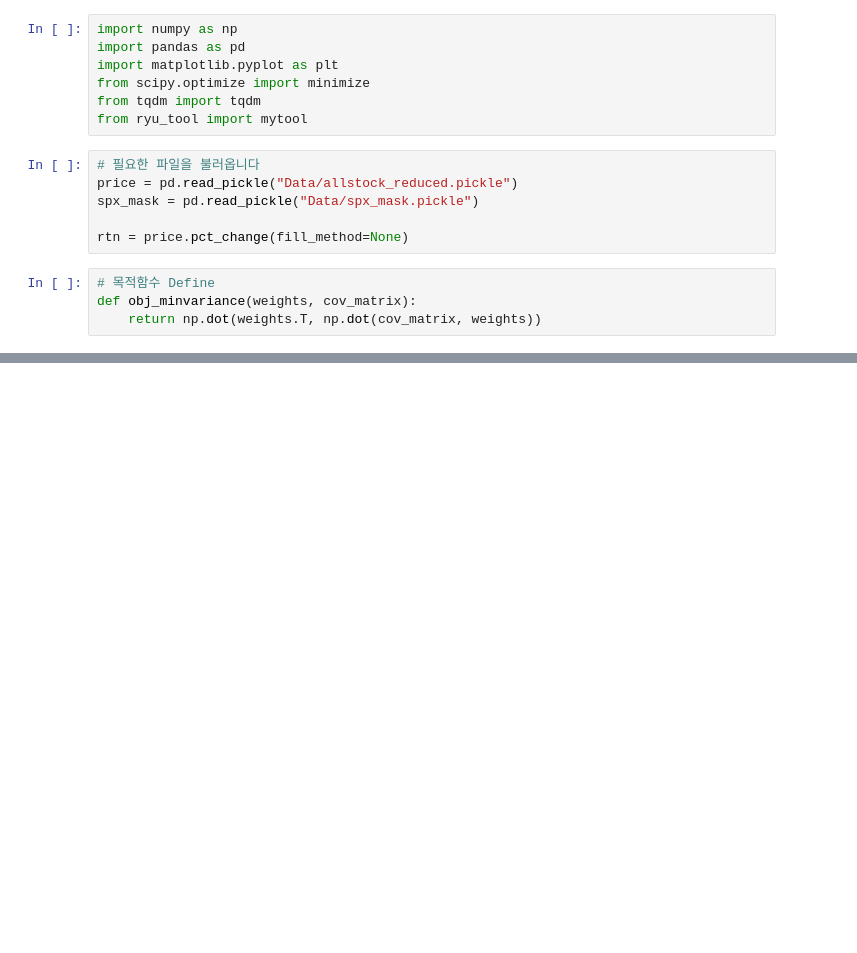
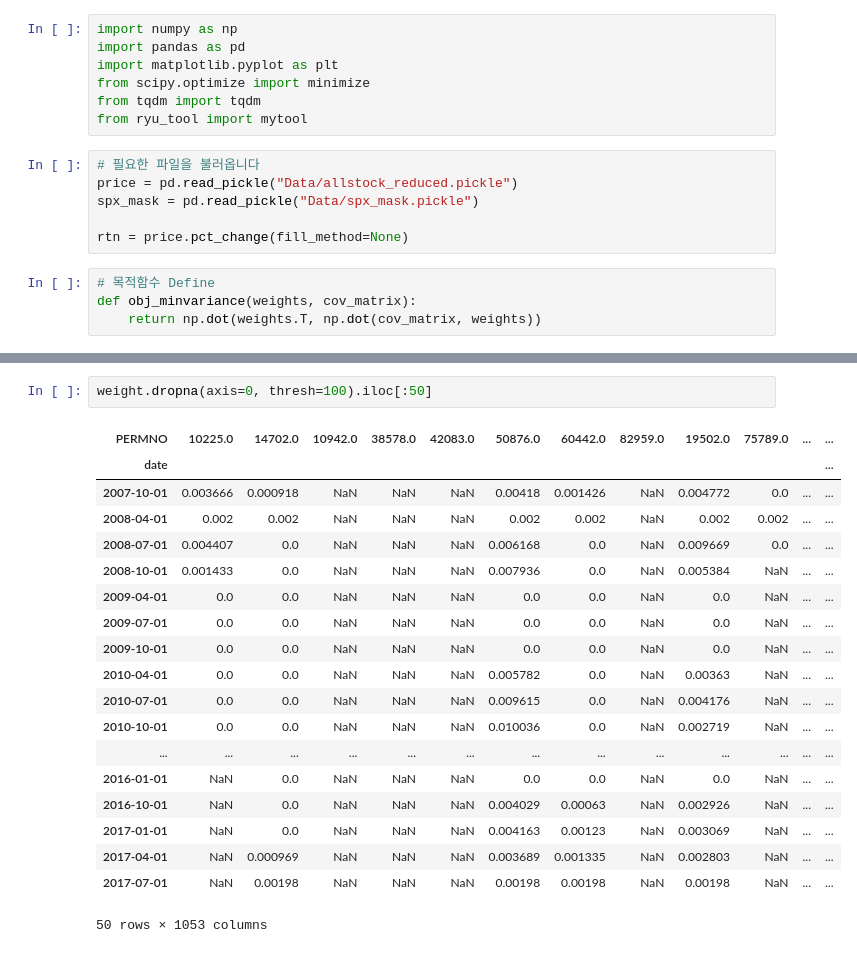
Before and after one commit to Je-Hyeon/Portfolio-Optimization-2023-FR-Project-, a Jupyter notebook: min_variance_pf.ipynb, the cells around one changed output, grey strips where cells are left out. Cells and saved outputs as stored; diff of their text form; blank space fills up the shorter version.

```diff
--- a/min_variance_pf.ipynb
+++ b/min_variance_pf.ipynb
@@ -90,0 +86,22 @@ No artists with labels found to put in legend.  Note that artists whose label st
+# %%
+weight.dropna(axis=0, thresh=100).iloc[:50]
+# %% [output]
+| PERMNO | 10225.0 | 14702.0 | 10942.0 | 38578.0 | 42083.0 | 50876.0 | 60442.0 | 82959.0 | 19502.0 | 75789.0 | ... | ... |
+| date |  |  |  |  |  |  |  |  |  |  |  | ... |
+| 2007-10-01 | 0.003666 | 0.000918 | NaN | NaN | NaN | 0.00418 | 0.001426 | NaN | 0.004772 | 0.0 | ... | ... |
+| 2008-04-01 | 0.002 | 0.002 | NaN | NaN | NaN | 0.002 | 0.002 | NaN | 0.002 | 0.002 | ... | ... |
+| 2008-07-01 | 0.004407 | 0.0 | NaN | NaN | NaN | 0.006168 | 0.0 | NaN | 0.009669 | 0.0 | ... | ... |
+| 2008-10-01 | 0.001433 | 0.0 | NaN | NaN | NaN | 0.007936 | 0.0 | NaN | 0.005384 | NaN | ... | ... |
+| 2009-04-01 | 0.0 | 0.0 | NaN | NaN | NaN | 0.0 | 0.0 | NaN | 0.0 | NaN | ... | ... |
+| 2009-07-01 | 0.0 | 0.0 | NaN | NaN | NaN | 0.0 | 0.0 | NaN | 0.0 | NaN | ... | ... |
+| 2009-10-01 | 0.0 | 0.0 | NaN | NaN | NaN | 0.0 | 0.0 | NaN | 0.0 | NaN | ... | ... |
+| 2010-04-01 | 0.0 | 0.0 | NaN | NaN | NaN | 0.005782 | 0.0 | NaN | 0.00363 | NaN | ... | ... |
+| 2010-07-01 | 0.0 | 0.0 | NaN | NaN | NaN | 0.009615 | 0.0 | NaN | 0.004176 | NaN | ... | ... |
+| 2010-10-01 | 0.0 | 0.0 | NaN | NaN | NaN | 0.010036 | 0.0 | NaN | 0.002719 | NaN | ... | ... |
+| ... | ... | ... | ... | ... | ... | ... | ... | ... | ... | ... | ... | ... |
+| 2016-01-01 | NaN | 0.0 | NaN | NaN | NaN | 0.0 | 0.0 | NaN | 0.0 | NaN | ... | ... |
+| 2016-10-01 | NaN | 0.0 | NaN | NaN | NaN | 0.004029 | 0.00063 | NaN | 0.002926 | NaN | ... | ... |
+| 2017-01-01 | NaN | 0.0 | NaN | NaN | NaN | 0.004163 | 0.00123 | NaN | 0.003069 | NaN | ... | ... |
+| 2017-04-01 | NaN | 0.000969 | NaN | NaN | NaN | 0.003689 | 0.001335 | NaN | 0.002803 | NaN | ... | ... |
+| 2017-07-01 | NaN | 0.00198 | NaN | NaN | NaN | 0.00198 | 0.00198 | NaN | 0.00198 | NaN | ... | ... |
+50 rows × 1053 columns
```
Also changed, not shown: parts of 8 cells of this notebook, 2 other files.
